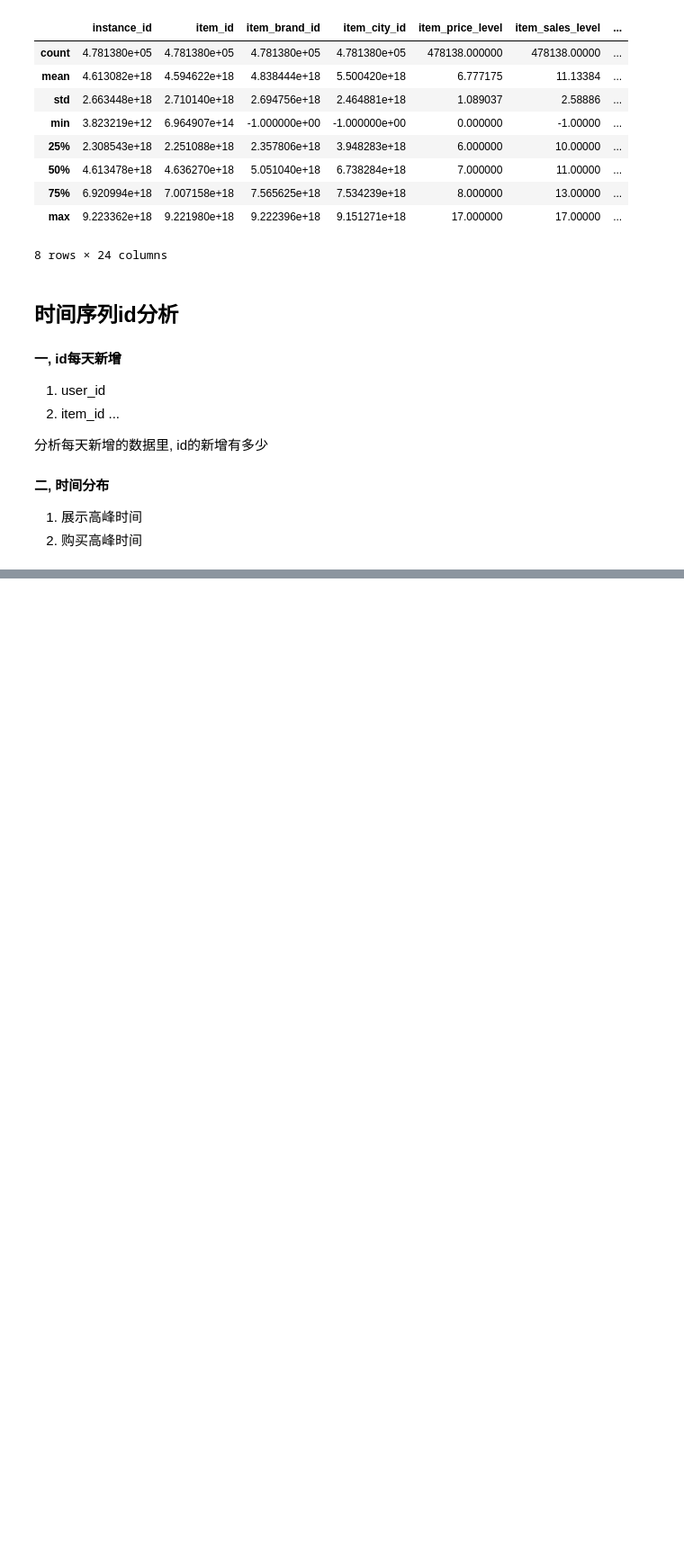
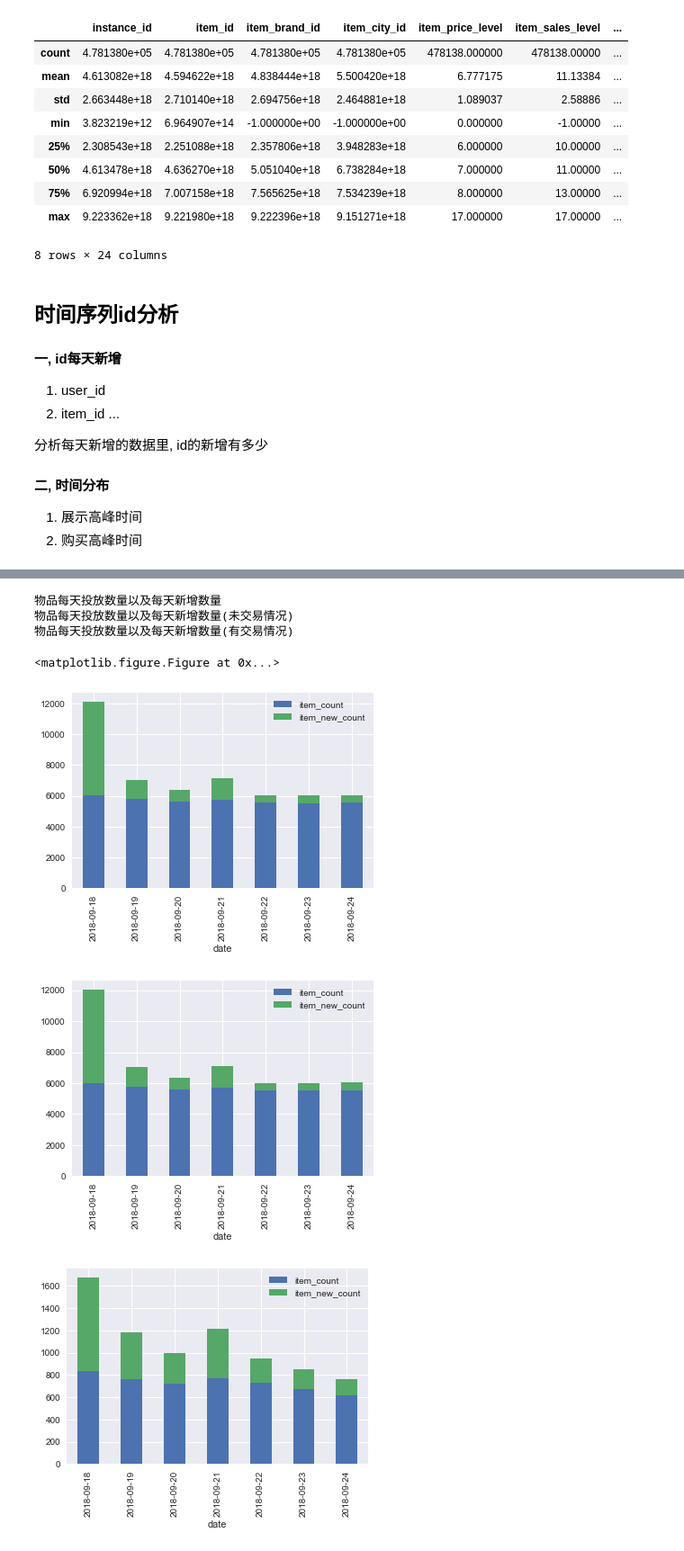
Before and after one commit to secrettianchigroup/SecretTianchiProject, a Jupyter notebook: data_peek.ipynb, the cells around one changed output, grey strips where cells are left out. Shown at 90% size. Saved outputs shown, nothing was run; the diff lists cells and outputs as text; code cells hidden in the pictures; blank space fills up the shorter version.

```diff
--- a/data_peek.ipynb
+++ b/data_peek.ipynb
@@ -328,0 +220,35 @@ train_df[(train_df['date'] >= '2018-09-18') & (train_df['date'] <= '2018-09-26')
+# %%
+##############################
+# 物品每天投放数量以及每天新增数量
+%run src/util/time_utils.py
+import seaborn as sns
+sns.set()
+
+def printBarStack(left, right, left_tit, right_tit):
+    import pandas as pd
+    joined = pd.merge(left, right, on='date')
+    joined.columns = ['date', left_tit, right_tit]
+    joined.set_index('date').plot(kind='bar', stacked=True)
+# %%
+# 物品每天投放数量以及每天新增数量
+item_id_acc = getColUvByDate(train_df, '2018-09-18', 'date', 'item_id', 7, True)
+item_id_sin = getColUvByDate(train_df, '2018-09-18', 'date', 'item_id', 0, True)
+printBarStack(item_id_sin, item_id_acc, 'item_count', 'item_new_count')
+
+# 物品每天投放数量以及每天新增数量(未交易情况)
+item_id_acc = getColUvByDate(train_df, '2018-09-18', 'date', 'item_id', 7, (train_df['is_trade'] == 0))
+item_id_sin = getColUvByDate(train_df, '2018-09-18', 'date', 'item_id', 0, (train_df['is_trade'] == 0))
+printBarStack(item_id_sin, item_id_acc, 'item_count', 'item_new_count')
+
+# 物品每天投放数量以及每天新增数量(有交易情况)
+item_id_acc = getColUvByDate(train_df, '2018-09-18', 'date', 'item_id', 7, (train_df['is_trade'] == 1))
+item_id_sin = getColUvByDate(train_df, '2018-09-18', 'date', 'item_id', 0, (train_df['is_trade'] == 1))
+printBarStack(item_id_sin, item_id_acc, 'item_count', 'item_new_count')
+# %% [output]
+物品每天投放数量以及每天新增数量
+物品每天投放数量以及每天新增数量(未交易情况)
+物品每天投放数量以及每天新增数量(有交易情况)
+<matplotlib.figure.Figure at 0x...>
+[figure, added]
+[figure, added]
+[figure, added]
```
Also changed, not shown: parts of 10 cells of this notebook, 1 other file.
